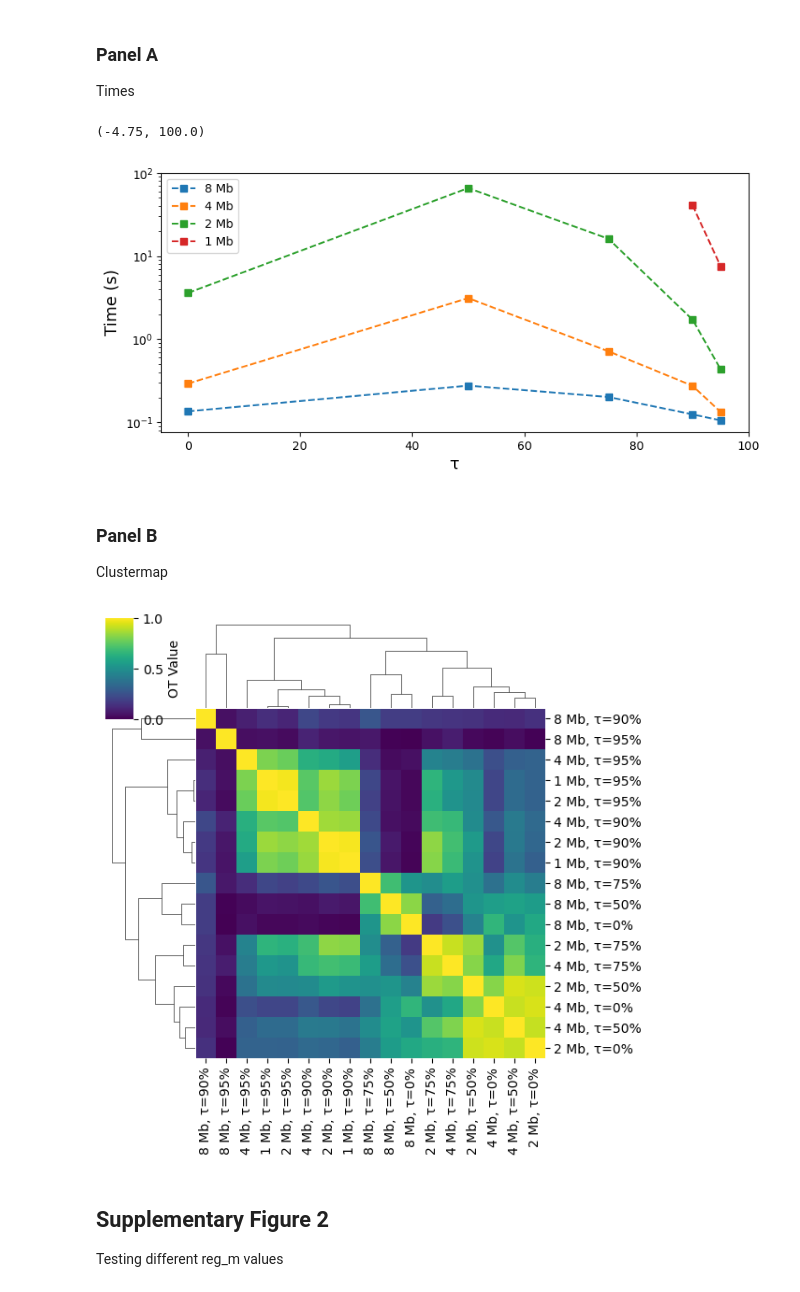
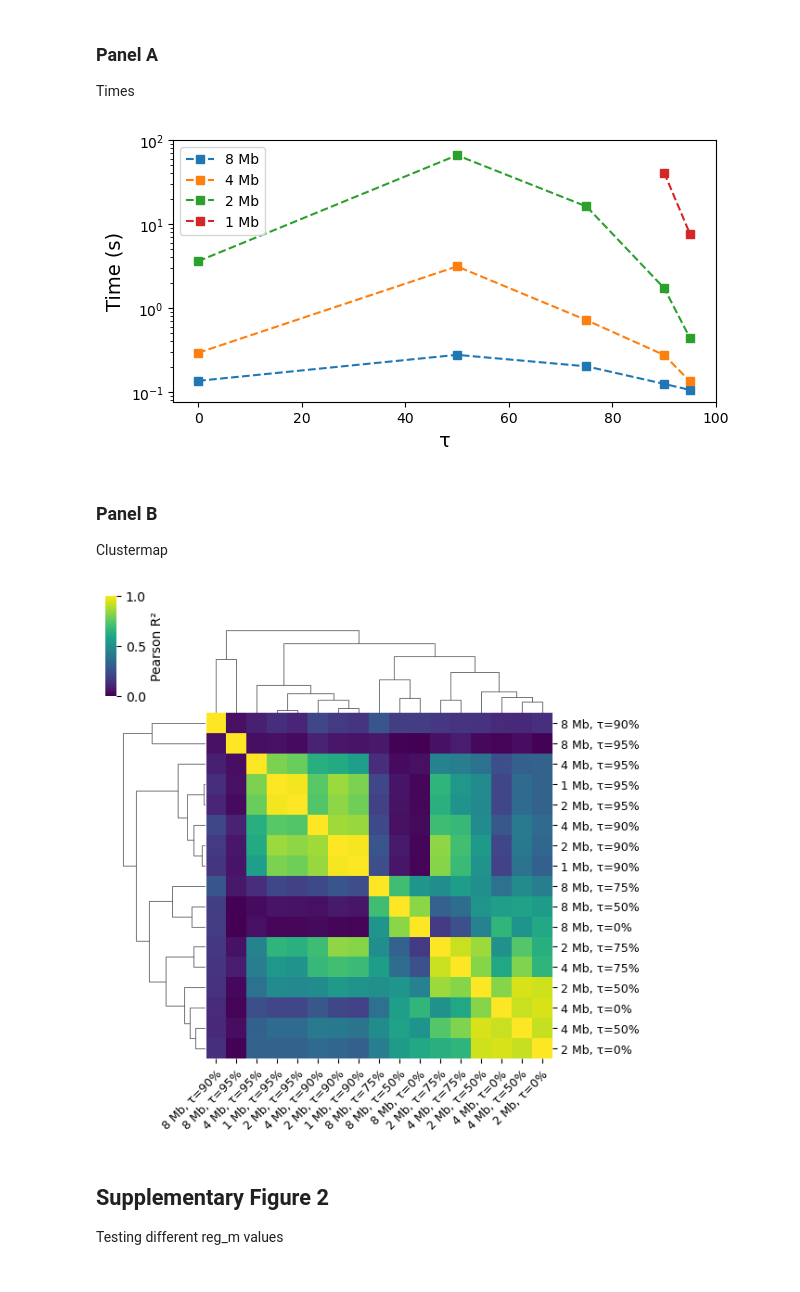
Before and after one commit to OlivierJSm/MasterInternship1, a Jupyter notebook: Testing/Report Figures/section_3.ipynb, the cells around one changed output. Drawn from its saved outputs; the diff is of its cells as text; code cells hidden in the pictures.

```diff
--- a/Testing/Report Figures/section_3.ipynb
+++ b/Testing/Report Figures/section_3.ipynb
@@ -318,31 +344,32 @@ results_shape = import_data_sup1(local_save_dir)["4 Mb, τ=0%"].shape[0]
 n_comparisons = (results_shape ** 2 - results_shape) / 2
 # %%
 # Importing time
+plt.rcdefaults()
 time_path_unbalanced = f"{local_save_dir}section3_sf1_ot_unbalanced_times.csv"
 times_s3unbalanced = pd.read_csv(time_path_unbalanced, index_col=0).sort_index(ascending=True)
 res_list = ["8", "4", "2", "1"]
 labels = [
     "8 Mb",
     "4 Mb",
     "2 Mb",
     "1 Mb"
 ]
 
 # Initialize Figure
-fig, ax = plt.subplots(1, 1, figsize=(9, 4))
+fig, ax = plt.subplots(1, 1, figsize=(7, 3.4))
 
 # Figure
 for res in res_list:
     ax.plot(times_s3unbalanced[res].index, times_s3unbalanced[res]/n_comparisons, linestyle='--', marker='s')
 ax.set_yscale('log')
 ax.legend(labels=labels)
 ax.set_xlabel("τ", size=14)
 ax.set_ylabel("Time (s)", size=14)
 ax.set_ylim(top=1e2)
 ax.set_xlim(right=100)
+plt.savefig(f"{figure_save_dir}SF7A.pdf", bbox_inches='tight')
 # %% [output]
-(-4.75, 100.0)
-[figure, old version]
+[figure, new version]
 # %% [markdown]
 ### Panel B
 Clustermap
@@ -354,13 +381,28 @@ g = sns.clustermap(
     cor_mat_balanced,
     cmap="viridis",
     vmin=0,
-    cbar_kws={'label' : 'OT Value'},
-    figsize=(6,6)
+    cbar_kws={'label' : 'Pearson R²'},
+    figsize=(6,6),
+    cbar_pos=(0, 0.85, 0.02, 0.18)
 )
+# Label formatting
+plt.setp(g.ax_heatmap.get_yticklabels(), rotation=0)
+plt.setp(g.ax_heatmap.get_xticklabels(), rotation=45, ha='right', rotation_mode='anchor')
 
-plt.show()
+# Set tick label sizes
+plt.setp(g.ax_heatmap.get_xticklabels(), fontsize=9)
+plt.setp(g.ax_heatmap.get_yticklabels(), fontsize=9)
+
+# Colorbar size
+g.cax.tick_params(labelsize=10)
+g.cax.set_ylabel("Pearson R²", fontsize=10)
+
+# Axis Labels
+g.ax_heatmap.set_xlabel(g.ax_heatmap.get_xlabel(), fontsize=9)
+g.ax_heatmap.set_ylabel(g.ax_heatmap.get_ylabel(), fontsize=9)
+plt.savefig(f"{figure_save_dir}SF7B.pdf", bbox_inches='tight')
 # %% [output]
-[figure, old version]
+[figure, new version]
 # %% [markdown]
 ## Supplementary Figure 2
 Testing different reg_m values
```
Also changed, not shown: parts of 11 cells of this notebook, 36 other files.
